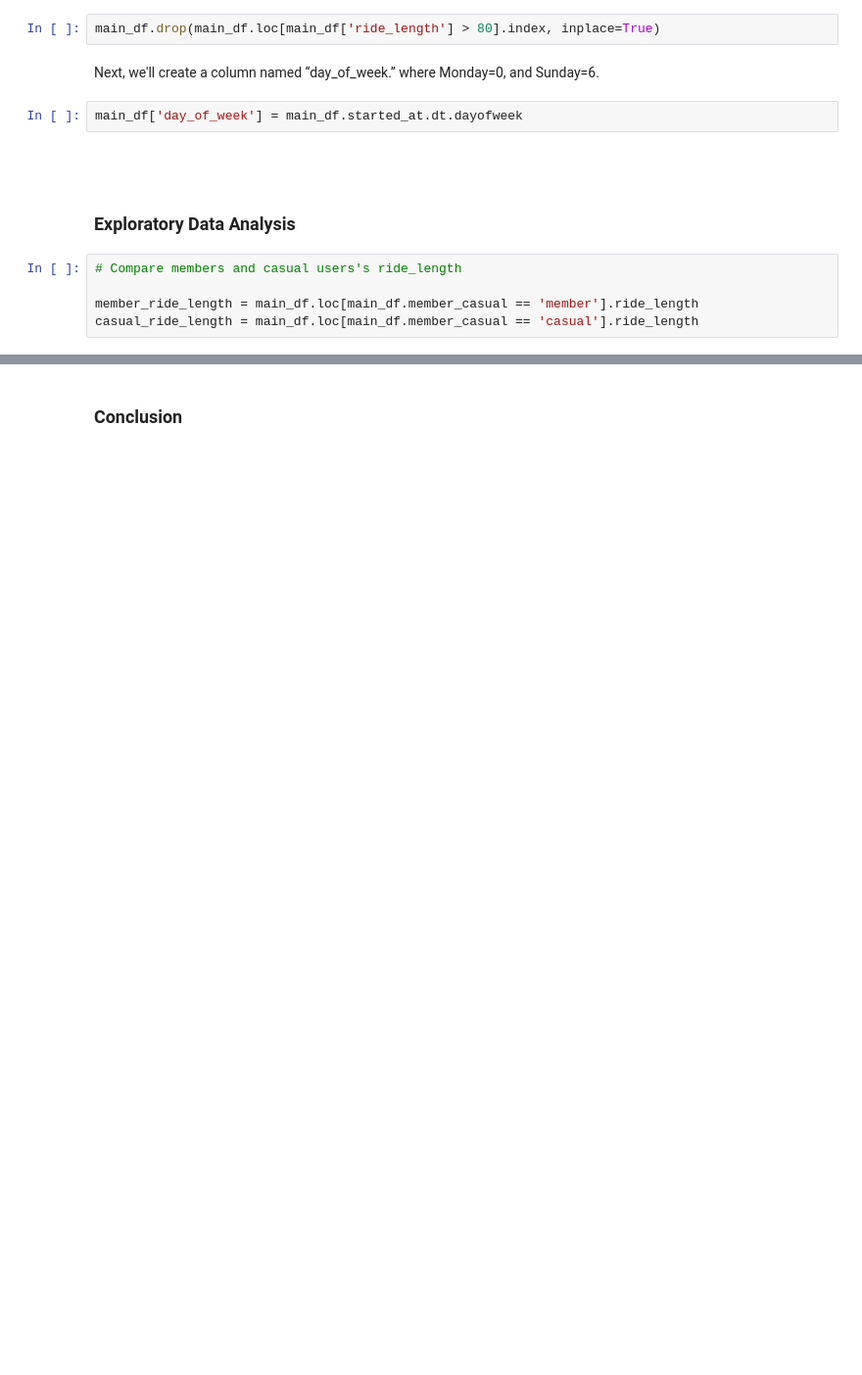
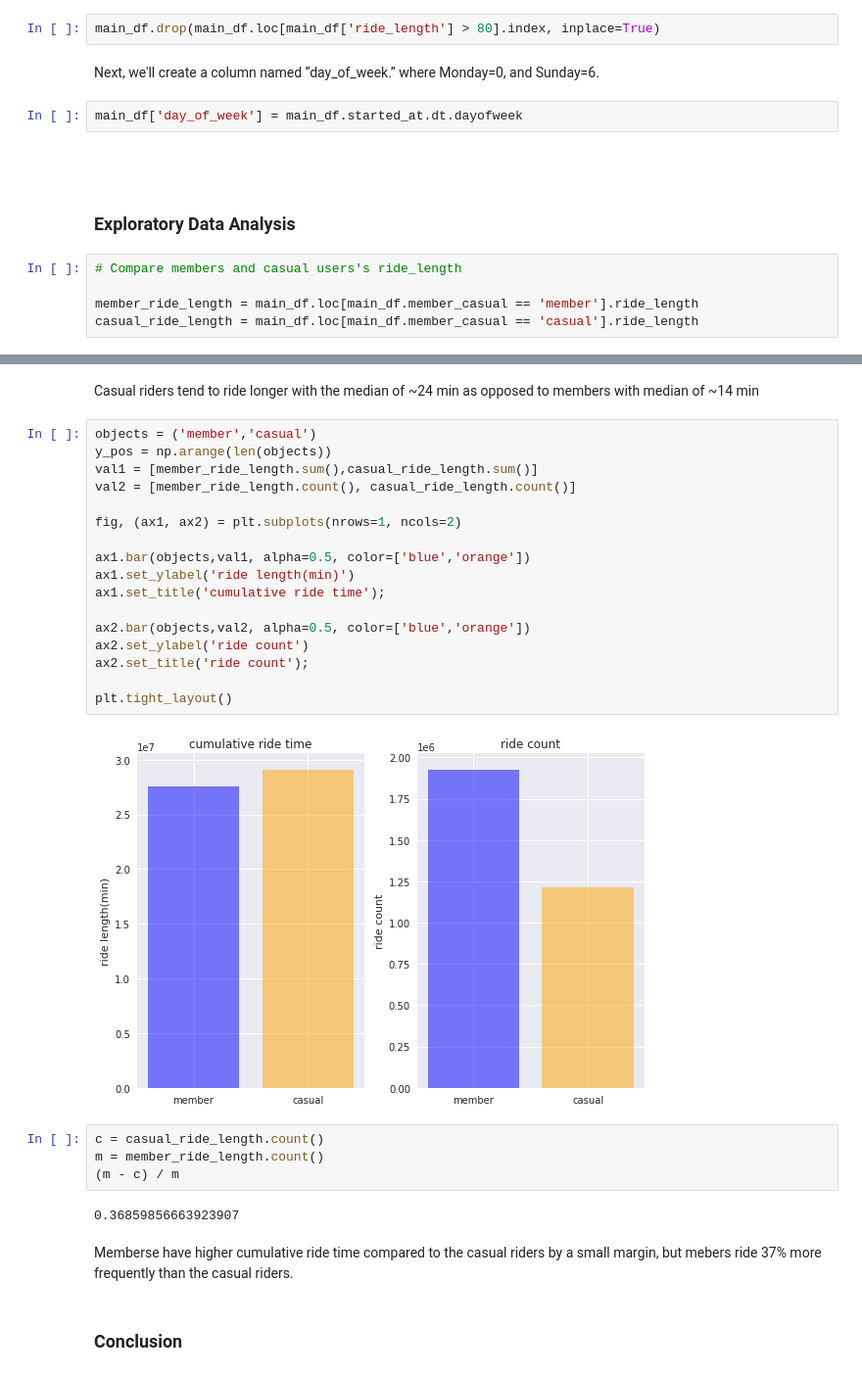
Before and after one commit to alpacapetter/divvy-bike-share-case-study, a Jupyter notebook: divvy-bike-share-case-study.ipynb, the cells around one changed output, grey strips where cells are left out. Shown at 98% size. Drawn from its saved outputs; the diff is of its cells as text; blank space fills up the shorter version.

```diff
--- a/divvy-bike-share-case-study.ipynb
+++ b/divvy-bike-share-case-study.ipynb
@@ -176,2 +177,31 @@ plt.tight_layout()
+# %% [markdown]
+Casual riders tend to ride longer with the median of ~24 min as opposed to members with median of ~14 min
+# %%
+objects = ('member','casual')
+y_pos = np.arange(len(objects))
+val1 = [member_ride_length.sum(),casual_ride_length.sum()]
+val2 = [member_ride_length.count(), casual_ride_length.count()]
+
+fig, (ax1, ax2) = plt.subplots(nrows=1, ncols=2)
+
+ax1.bar(objects,val1, alpha=0.5, color=['blue','orange'])
+ax1.set_ylabel('ride length(min)')
+ax1.set_title('cumulative ride time');
+
+ax2.bar(objects,val2, alpha=0.5, color=['blue','orange'])
+ax2.set_ylabel('ride count')
+ax2.set_title('ride count');
+
+plt.tight_layout()
+# %% [output]
+[figure, added]
+# %%
+c = casual_ride_length.count()
+m = member_ride_length.count()
+(m - c) / m
+# %% [output]
+0.36859856663923907
+# %% [markdown]
+Memberse have higher cumulative ride time compared to the casual riders by a small margin, but mebers ride 37% more frequently than the casual riders.
 # %% [markdown]
 ### Conclusion
```
Also changed, not shown: parts of 4 cells of this notebook.
